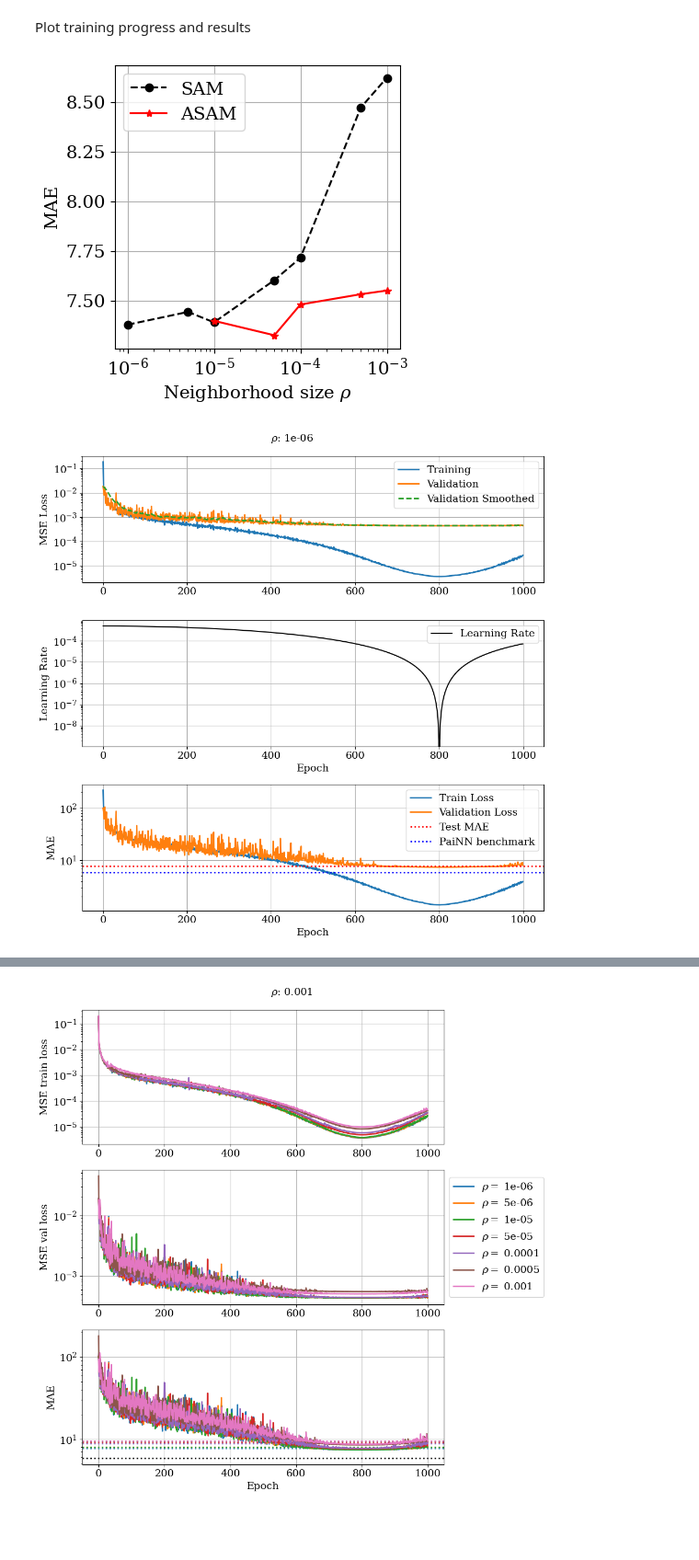
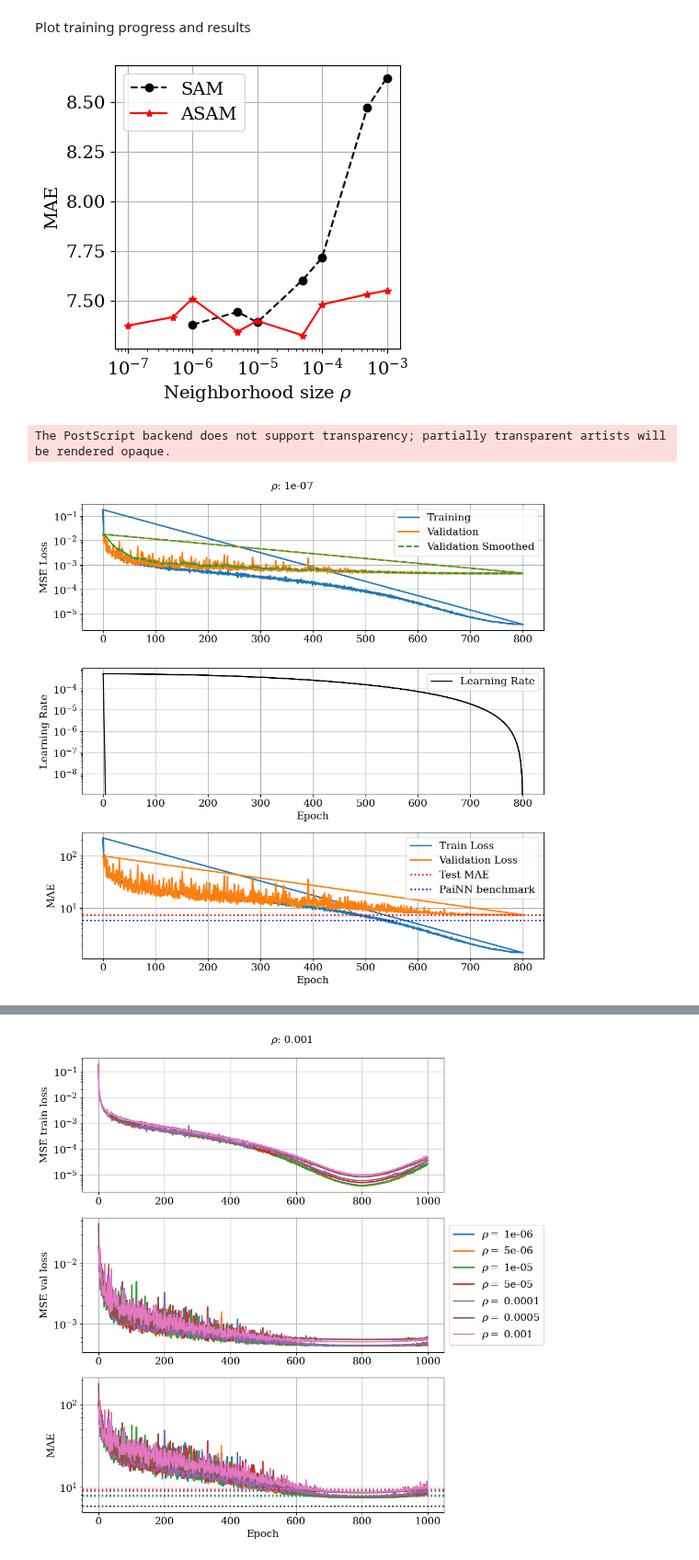
Before and after one commit to MarkusTHolm/DeepLearning_PAINN, a Jupyter notebook: examples/dataplotter_sam_asam.ipynb, the cells around one changed output, grey strips where cells are left out. Shown at 92% size. Saved outputs shown, nothing was run; the diff lists cells and outputs as text; code cells hidden in the pictures; blank space fills up the shorter version.

```diff
--- a/examples/dataplotter_sam_asam.ipynb
+++ b/examples/dataplotter_sam_asam.ipynb
@@ -40,7 +40,7 @@ def load_all_results(parameter, values, relative_paths):
         results_path = f"{project_dir}/{relative_path}"
 
         for val in values:
-            format_val = format(val, 'f').rstrip('0')
+            format_val = format(val, '.15f').rstrip('0')
             for dirpath, dirnames, filenames in os.walk(results_path):
 
                 if (f"{parameter}_{format_val}") in dirpath:
@@ -77,7 +77,7 @@ relative_paths = ['runs/train/ASAM']
 parameter = 'rho'
 target = 'U0'
 #values = [0.00048,0.00053,0.00058,0.00064,0.00069,0.00074,0.00079,0.00084,0.00090,0.00095,0.001]
-values_asam = [0.00001,0.00005,0.0001,0.0005,0.001]
+values_asam = [0.0000001,0.0000005,0.000001,0.000005,0.00001,0.00005,0.0001,0.0005,0.001]
 res_all_asam = load_all_results(parameter, values_asam, relative_paths)
 
 print(res_all_asam.keys())
@@ -130,8 +130,12 @@ ax.set_xlabel(r'Neighborhood size $\rho$')
 ax.grid()
 ax.legend()
 plt.show()
+
+# Save figure as eps
+fig.savefig('../Figures/rho_vs_mae.eps', format='eps', bbox_inches='tight')
 # %% [output]
-[figure, old version]
+[figure, new version]
+The PostScript backend does not support transparency; partially transparent artists will be rendered opaque.
 # %%
 fig, (ax1, ax2, ax3) = plt.subplots(3, 1, figsize=(10, 10), height_ratios=[1, 1.0, 1])
 
@@ -150,32 +154,32 @@ def plot_training_progress(data):
     ax1.set_ylabel('MSE Loss')
     ax1.legend(loc='upper right')  # Legend for the first y-axis
     ax1.grid(True)
 
     # Plot secondary y-axis (learning rate) on the second subplot
     ax2.semilogy(data['epoch'], data['lr'], 'k-', label='Learning Rate')
     ax2.set_xlabel('Epoch')
     ax2.set_ylabel('Learning Rate', color='k')
     ax2.tick_params(axis='y', labelcolor='k')
     ax2.legend(loc='upper right')  # Combine legends
     ax2.grid(True)
 
     plt.suptitle(f"$\\rho$: {data['rho']}")
     fig.tight_layout()
 
     # Plot primary y-axis (losses) on the first subplot
     ax3.semilogy(data['epoch'], data['train_MAE'],'-', lw=lw, label='Train Loss')
     ax3.semilogy(data['epoch'], data['val_MAE'],'-', lw=lw, label='Validation Loss')
     ax3.set_xlabel('Epoch')
     ax3.set_ylabel('MAE')
         # Plot test MAE as a horizontal line
     test_mae = data['test_MAE'][0]  # Convert tensor to a scalar
     ax3.axhline(y=test_mae, color='r', linestyle=':', lw=lw, label='Test MAE')
     ax3.axhline(y=df[target]['Reference'], color='b', linestyle=':', lw=lw, label='PaiNN benchmark')
     ax3.legend(loc='upper right')  # Update legend to include Test MAE
     ax3.grid(True)
     fig.tight_layout()
     plt.show()
 
-plot_training_progress(res_all_sam['rho_1e-06'])
+plot_training_progress(res_all_asam['rho_1e-07'])
 # %% [output]
-[figure, old version]
+[figure, new version]
```
Also changed, not shown: parts of 2 cells of this notebook, 7 other files.
